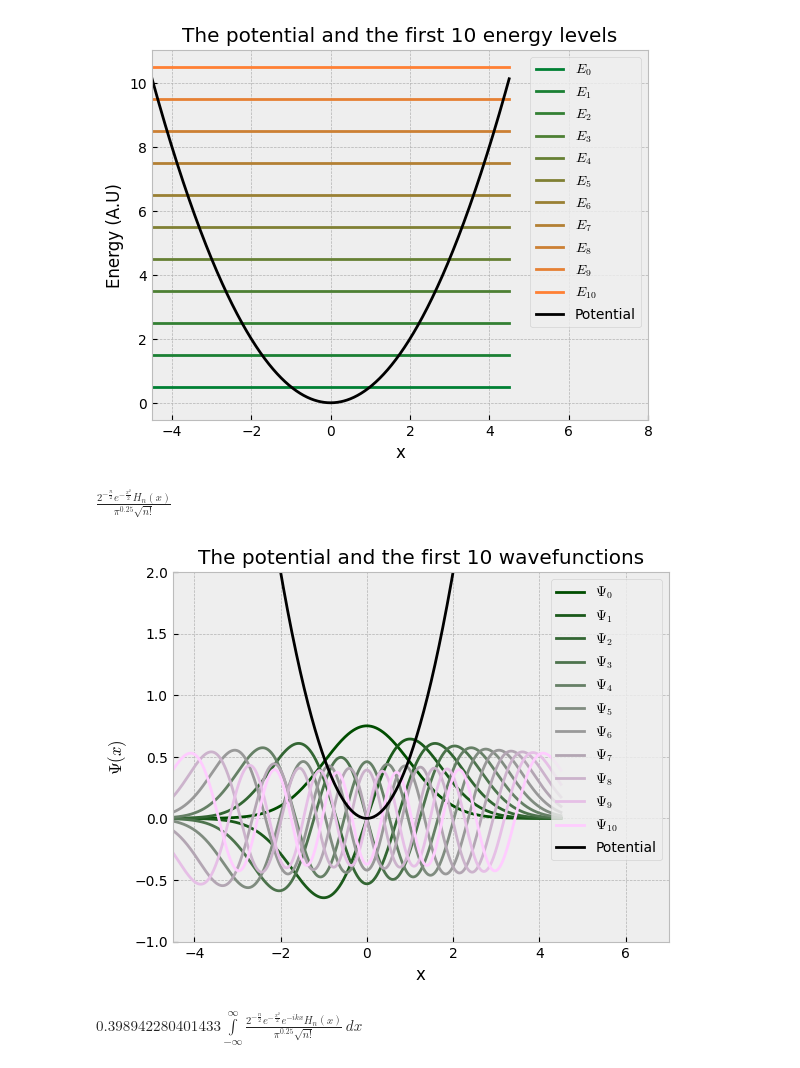
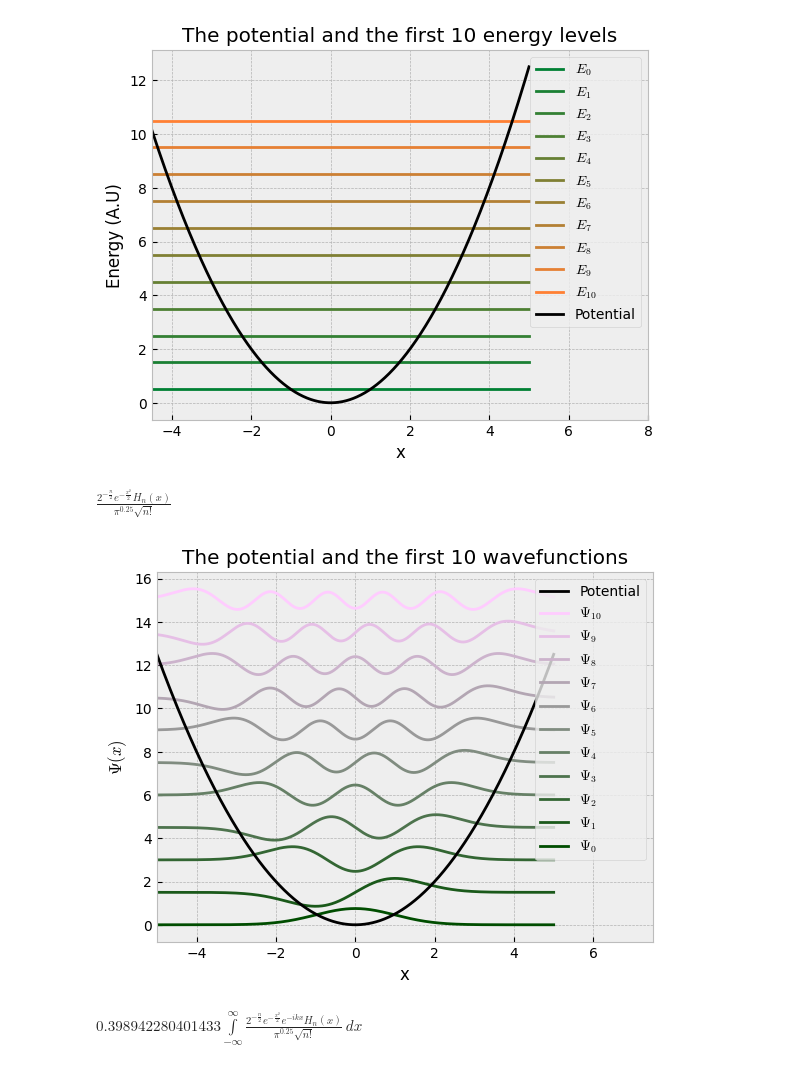
Before and after one commit to grk38/Quantum-Physics-Problems, a Jupyter notebook: exerciseSet_Harmonic_Oscillator.ipynb, the cells around one changed output. Drawn from its saved outputs; the diff is of its cells as text; code cells hidden in the pictures.

```diff
--- a/exerciseSet_Harmonic_Oscillator.ipynb
+++ b/exerciseSet_Harmonic_Oscillator.ipynb
@@ -11,7 +16,7 @@ pi = sm.pi
 x = sm.Symbol('x',real=True)
 n = sm.Symbol('n', integer=True,positive=True)
 V,E = x**2/2, (n+1/2)
-xValues = np.linspace(-4.5,4.5,1000)
+xValues = np.linspace(-5,5,1000)
 yValues = np.array([V.subs({x:element}) for element in xValues])
 # %%
 for index in range(11):
@@ -26,7 +31,7 @@ plt.ylabel('Energy (A.U)')
 plt.title('The potential and the first 10 energy levels')
 plt.show()
 # %% [output]
-[figure, old version]
+[figure, new version]
 # %%
 #Now to the wavefunctions
 psi = sm.hermite(n,x)*sm.exp(-x**2/2)*pi**(-1/4)*(1/sm.sqrt(sm.factorial(n)*2**n))
@@ -39,21 +44,23 @@ for index in range(11):
     current = []
     for element in xValues:
         current.append(psi.subs({n:index,x:element}))
-    WFValuesArray.append(current)
+    WFValuesArray.append(np.array(current))
 # %%
+offset = 0
 for index in range(11):
     color = (index/10,0.3+0.05*index,index/10)
-    plt.plot(xValues,WFValuesArray[index],label=fr'$\Psi_{{{index}}}$',color=color)
+    plt.plot(xValues,WFValuesArray[index]+offset,label=fr'$\Psi_{{{index}}}$',color=color)
+    offset += 1.5
 plt.plot(xValues,yValues,label='Potential',color='black')
-plt.legend()
-plt.ylim(-1,2)
-plt.xlim(-4.5,7)
+handles, labels = plt.gca().get_legend_handles_labels()
+plt.legend(handles[::-1], labels[::-1]) #Make the plotted wavefunctions match their place in the legend
+plt.xlim(-5,7.5)
 plt.xlabel(r'x')
 plt.ylabel(r'$\Psi (x)$')
 plt.title('The potential and the first 10 wavefunctions')
 plt.show()
 # %% [output]
-[figure, old version]
+[figure, new version]
 # %%
 #Ex 2
 def innerProduct(i,j,extraTerm):
```
Also changed, not shown: parts of 8 cells of this notebook, 3 other files.
